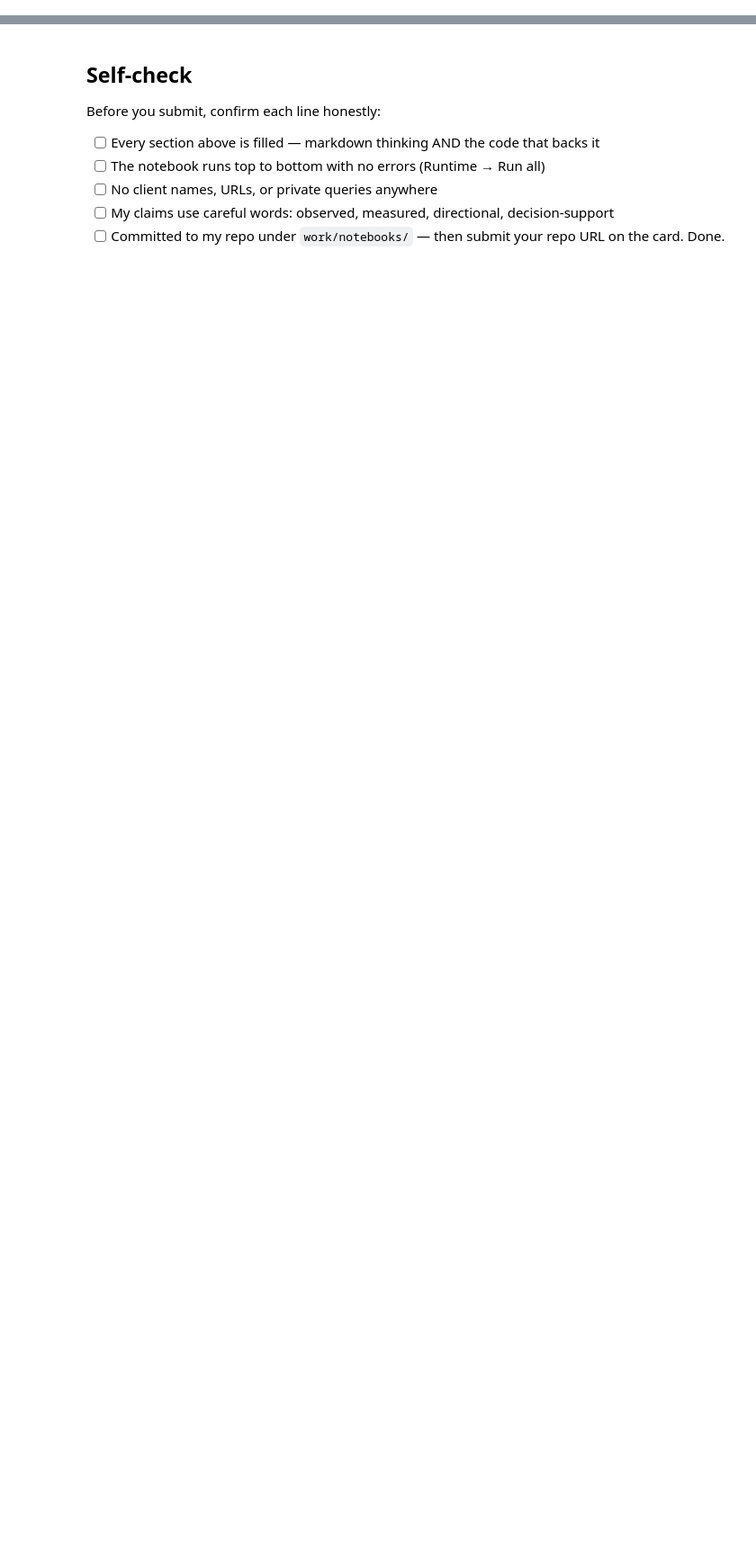
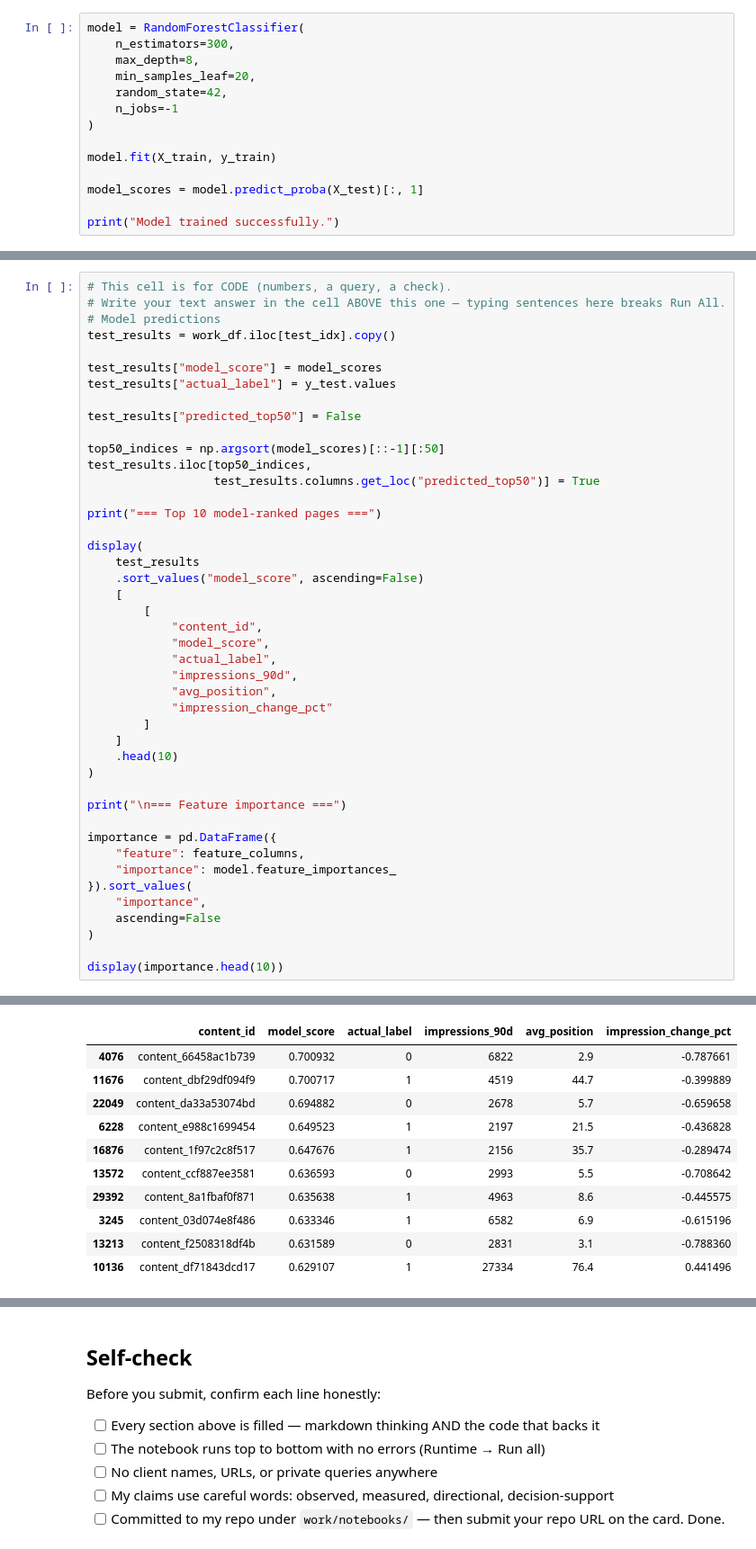
Before and after one commit to Utsabsinha19/flyrank-ml-internship, a Jupyter notebook: work/notebooks/w05_model.ipynb, the cells around one changed output, grey strips where cells are left out. Shown at 90% size. Cells and saved outputs as stored; diff of their text form; blank space fills up the shorter version.

```diff
--- a/work/notebooks/w05_model.ipynb
+++ b/work/notebooks/w05_model.ipynb
@@ -36,0 +184,14 @@ This skeleton is yours to fill. Work the sections **in order** — each one has
+# %%
+model = RandomForestClassifier(
+    n_estimators=300,
+    max_depth=8,
+    min_samples_leaf=20,
+    random_state=42,
+    n_jobs=-1
+)
+
+model.fit(X_train, y_train)
+
+model_scores = model.predict_proba(X_test)[:, 1]
+
+print("Model trained successfully.")
@@ -36,0 +251,45 @@ This skeleton is yours to fill. Work the sections **in order** — each one has
+# %%
+# This cell is for CODE (numbers, a query, a check).
+# Write your text answer in the cell ABOVE this one — typing sentences here breaks Run All.
+# Model predictions
+test_results = work_df.iloc[test_idx].copy()
+
+test_results["model_score"] = model_scores
+test_results["actual_label"] = y_test.values
+
+test_results["predicted_top50"] = False
+
+top50_indices = np.argsort(model_scores)[::-1][:50]
+test_results.iloc[top50_indices,
+                  test_results.columns.get_loc("predicted_top50")] = True
+
+print("=== Top 10 model-ranked pages ===")
+
+display(
+    test_results
+    .sort_values("model_score", ascending=False)
+    [
+        [
+            "content_id",
+            "model_score",
+            "actual_label",
+            "impressions_90d",
+            "avg_position",
+            "impression_change_pct"
+        ]
+    ]
+    .head(10)
+)
+
+print("\n=== Feature importance ===")
+
+importance = pd.DataFrame({
+    "feature": feature_columns,
+    "importance": model.feature_importances_
+}).sort_values(
+    "importance",
+    ascending=False
+)
+
+display(importance.head(10))
+# %% [output]
@@ -36,0 +297,11 @@ This skeleton is yours to fill. Work the sections **in order** — each one has
+|  | content_id | model_score | actual_label | impressions_90d | avg_position | impression_change_pct |
+| 4076 | content_66458ac1b739 | 0.700932 | 0 | 6822 | 2.9 | -0.787661 |
+| 11676 | content_dbf29df094f9 | 0.700717 | 1 | 4519 | 44.7 | -0.399889 |
+| 22049 | content_da33a53074bd | 0.694882 | 0 | 2678 | 5.7 | -0.659658 |
+| 6228 | content_e988c1699454 | 0.649523 | 1 | 2197 | 21.5 | -0.436828 |
+| 16876 | content_1f97c2c8f517 | 0.647676 | 1 | 2156 | 35.7 | -0.289474 |
+| 13572 | content_ccf887ee3581 | 0.636593 | 0 | 2993 | 5.5 | -0.708642 |
+| 29392 | content_8a1fbaf0f871 | 0.635638 | 1 | 4963 | 8.6 | -0.445575 |
+| 3245 | content_03d074e8f486 | 0.633346 | 1 | 6582 | 6.9 | -0.615196 |
+| 13213 | content_f2508318df4b | 0.631589 | 0 | 2831 | 3.1 | -0.788360 |
+| 10136 | content_df71843dcd17 | 0.629107 | 1 | 27334 | 76.4 | 0.441496 |
```
Also changed, not shown: parts of 20 cells of this notebook.
